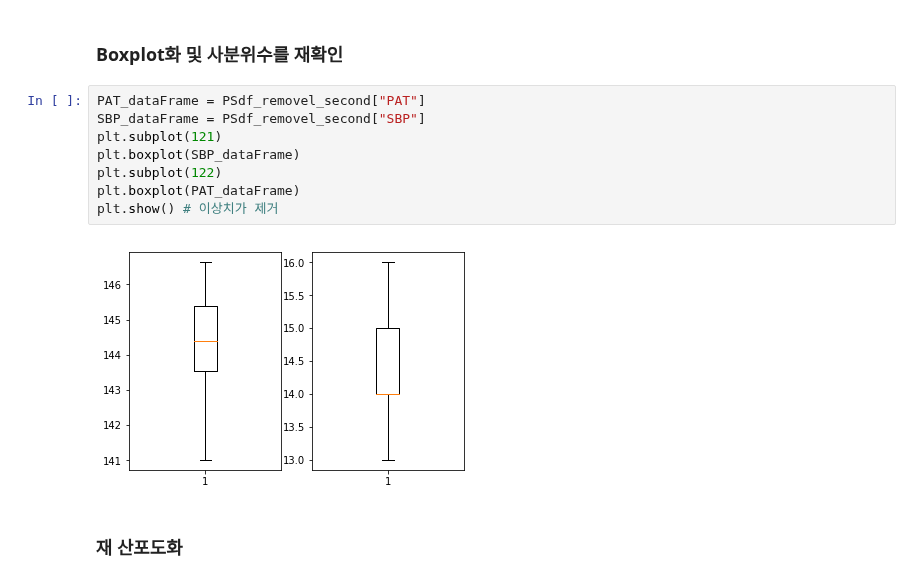
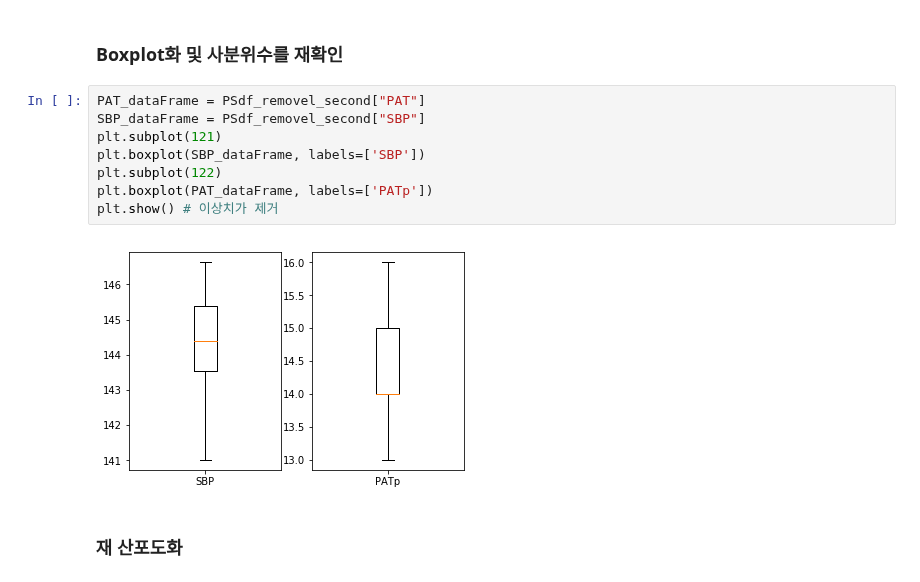
Before and after one commit to Kaintels/PKS_Passion, a Jupyter notebook: Python3/BP_estimation/Py_practice.ipynb, the cells around one changed output. Drawn from its saved outputs; the diff is of its cells as text.

```diff
--- a/Python3/BP_estimation/Py_practice.ipynb
+++ b/Python3/BP_estimation/Py_practice.ipynb
@@ -309,13 +309,13 @@ PSdf_removel_second = PSdf_removel[PSdf_removel.SBP > 141] # SBP_MAX가 141보
 # %%
 PAT_dataFrame = PSdf_removel_second["PAT"]
 SBP_dataFrame = PSdf_removel_second["SBP"]
 plt.subplot(121)
-plt.boxplot(SBP_dataFrame)
+plt.boxplot(SBP_dataFrame, labels=['SBP'])
 plt.subplot(122)
-plt.boxplot(PAT_dataFrame)
+plt.boxplot(PAT_dataFrame, labels=['PATp'])
 plt.show() # 이상치가 제거
 # %% [output]
-[figure, old version]
+[figure, new version]
 # %% [markdown]
 ### 재 산포도화
 # %%
```
Also changed, not shown: parts of 10 cells of this notebook.
